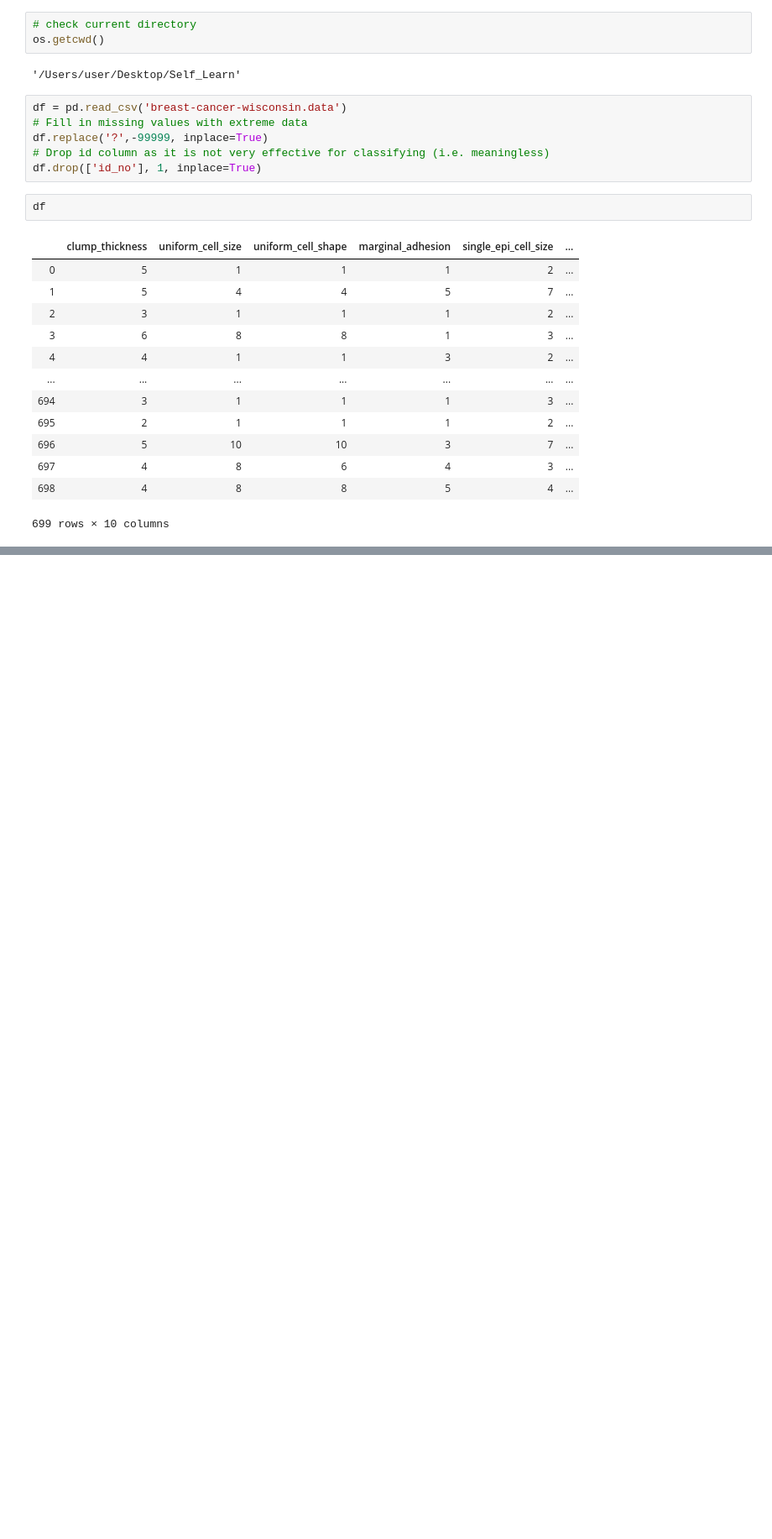
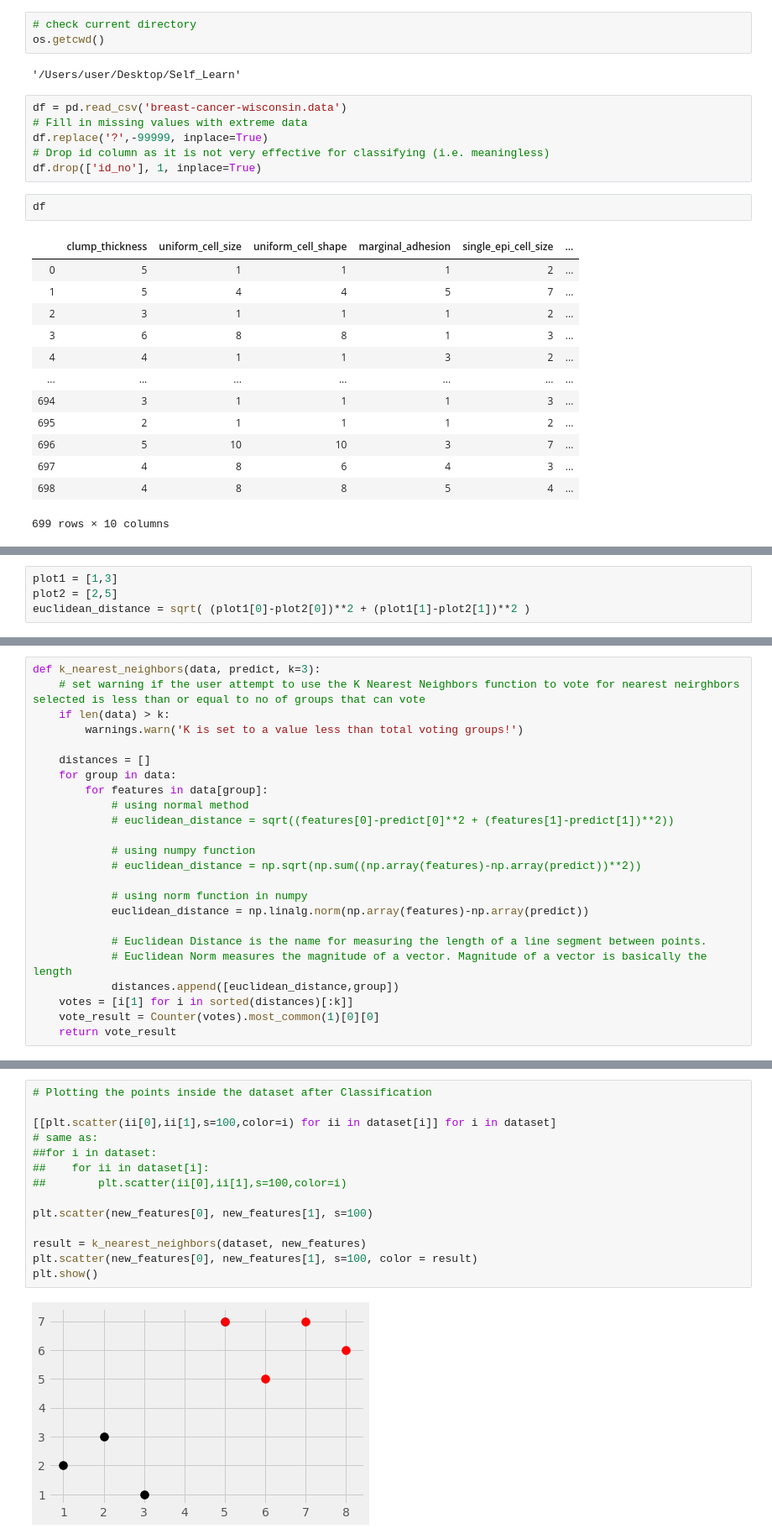
Before and after one commit to kaelynyunying/data_science_notes, a Jupyter notebook: Machine_Learning_Notes.ipynb, the cells around one changed output, grey strips where cells are left out. Shown at 84% size. Cells and saved outputs as stored; diff of their text form; blank space fills up the shorter version.

```diff
--- a/Machine_Learning_Notes.ipynb
+++ b/Machine_Learning_Notes.ipynb
@@ -528,0 +585,4 @@ df
+# %%
+plot1 = [1,3]
+plot2 = [2,5]
+euclidean_distance = sqrt( (plot1[0]-plot2[0])**2 + (plot1[1]-plot2[1])**2 )
@@ -528,0 +627,24 @@ df
+# %%
+def k_nearest_neighbors(data, predict, k=3):
+    # set warning if the user attempt to use the K Nearest Neighbors function to vote for nearest neirghbors selected is less than or equal to no of groups that can vote
+    if len(data) > k:
+        warnings.warn('K is set to a value less than total voting groups!')
+
+    distances = []
+    for group in data:
+        for features in data[group]:
+            # using normal method
+            # euclidean_distance = sqrt((features[0]-predict[0]**2 + (features[1]-predict[1])**2))
+
+            # using numpy function
+            # euclidean_distance = np.sqrt(np.sum((np.array(features)-np.array(predict))**2))
+
+            # using norm function in numpy
+            euclidean_distance = np.linalg.norm(np.array(features)-np.array(predict))
+
+            # Euclidean Distance is the name for measuring the length of a line segment between points.
+            # Euclidean Norm measures the magnitude of a vector. Magnitude of a vector is basically the length
+            distances.append([euclidean_distance,group])
+    votes = [i[1] for i in sorted(distances)[:k]]
+    vote_result = Counter(votes).most_common(1)[0][0]
+    return vote_result
@@ -528,0 +656,16 @@ df
+# %%
+# Plotting the points inside the dataset after Classification
+
+[[plt.scatter(ii[0],ii[1],s=100,color=i) for ii in dataset[i]] for i in dataset]
+# same as:
+##for i in dataset:
+##    for ii in dataset[i]:
+##        plt.scatter(ii[0],ii[1],s=100,color=i)
+
+plt.scatter(new_features[0], new_features[1], s=100)
+
+result = k_nearest_neighbors(dataset, new_features)
+plt.scatter(new_features[0], new_features[1], s=100, color = result)
+plt.show()
+# %% [output]
+[figure, added]
```
Also changed, not shown: parts of 39 cells of this notebook.
